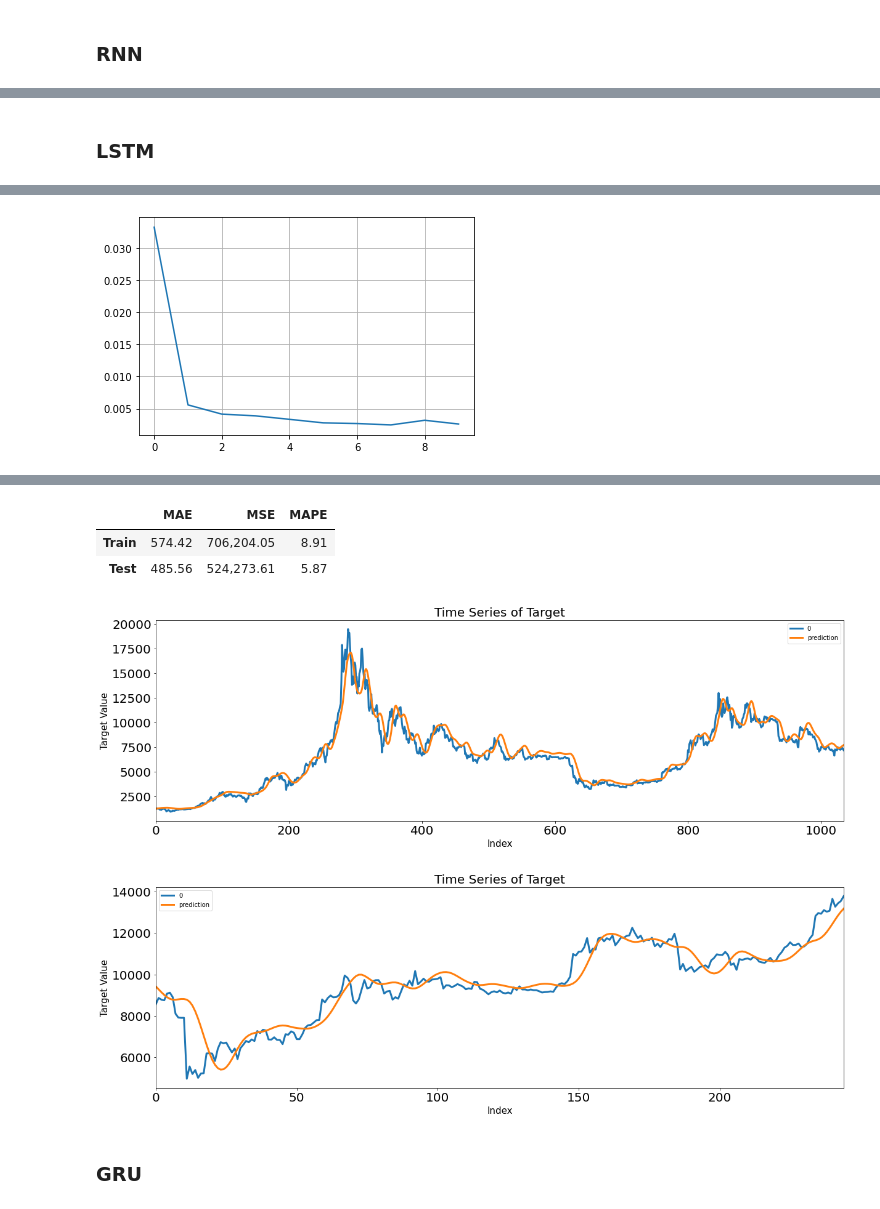
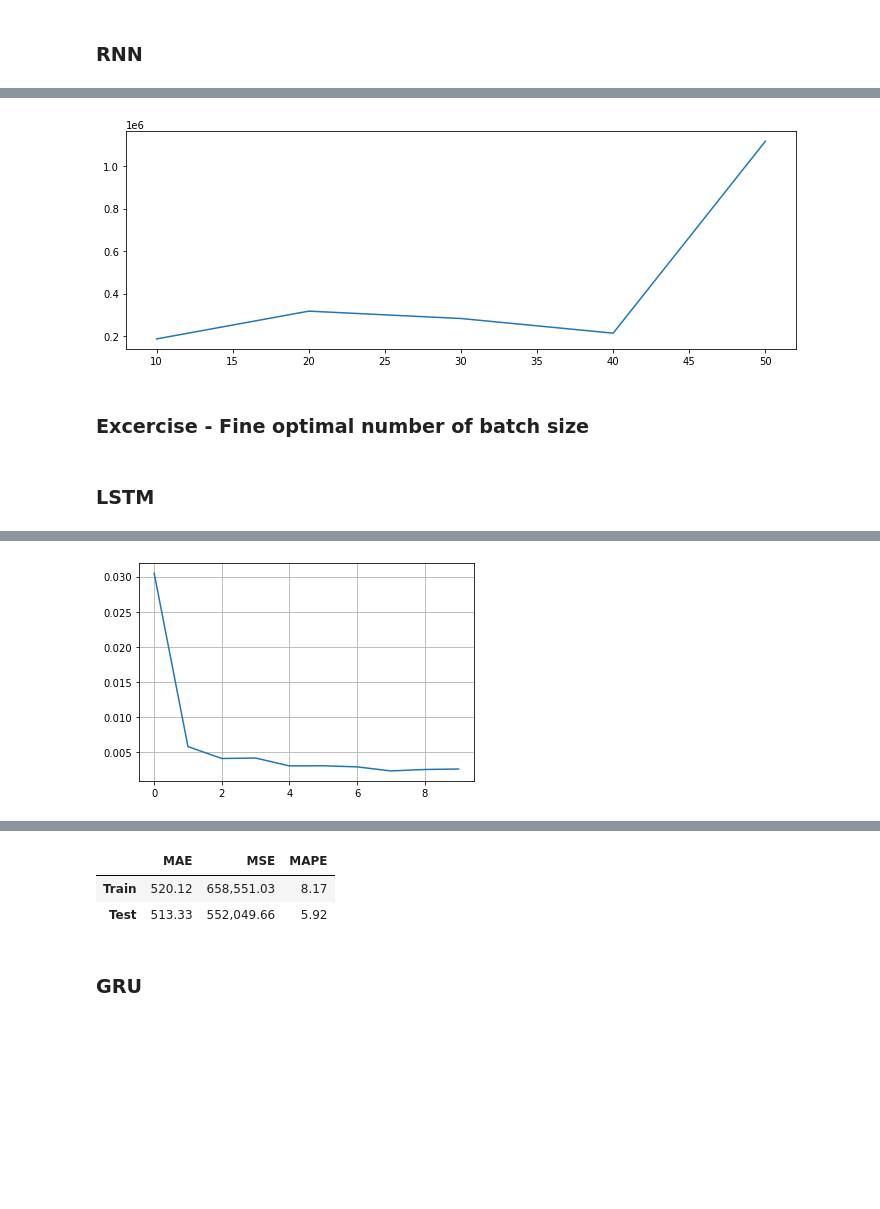
Before and after one commit to snuhcs/time-series-2022, a Jupyter notebook: Notebook/Lecture 6 - RNNs for Time-series.ipynb, the cells around one changed output, grey strips where cells are left out. Saved outputs shown, nothing was run; the diff lists cells and outputs as text; code cells hidden in the pictures; blank space fills up the shorter version.

```diff
--- a/Notebook/Lecture 6 - RNNs for Time-series.ipynb
+++ b/Notebook/Lecture 6 - RNNs for Time-series.ipynb
@@ -802,3 +941,17 @@ Epoch 10/10
+# %%
+# Performance plot by sequence length
+seq_test = pd.DataFrame()
+for key, val in Score.items():
+    seq_test = pd.concat([seq_test, val.iloc[1,:].T], axis=1)
+
+seq_test = seq_test.T
+seq_test.index = seqsize_list
+seq_test['MSE'].plot(figsize=(12,4))
+plt.show()
+# %% [output]
+[figure, added]
+# %% [markdown]
+### Excercise - Fine optimal number of batch size
 # %% [markdown]
 ### LSTM
 # %%
@@ -874,7 +1027,7 @@ if scaler != []:
     Y_test = scaler.inverse_transform(Y_test)
     Y_test_pred = scaler.inverse_transform(Y_test_pred)
 Score_LSTM, Residual_tr, Residual_te = evaluation_trte(pd.DataFrame(Y_train), Y_train_pred.flatten(),
-                                                       pd.DataFrame(Y_test), Y_test_pred.flatten(), graph_on=True)
+                                                       pd.DataFrame(Y_test), Y_test_pred.flatten(), graph_on=False)
 display(Score_LSTM)
 # %% [output]
 Train_size: (1095, 1) Test_size: (305, 1)
@@ -897 +1050 @@ Epoch 10/10
-[figure, old version]
+[figure, new version]
@@ -901,8 +1054,6 @@ Epoch 10/10
 |  | MAE | MSE | MAPE |
-| Train | 574.42 | 706,204.05 | 8.91 |
-| Test | 485.56 | 524,273.61 | 5.87 |
+| Train | 520.12 | 658,551.03 | 8.17 |
+| Test | 513.33 | 552,049.66 | 5.92 |
-[figure, removed]
-[figure, removed]
 # %% [markdown]
 ### GRU
 # %%
```
Also changed, not shown: parts of 21 cells of this notebook.
